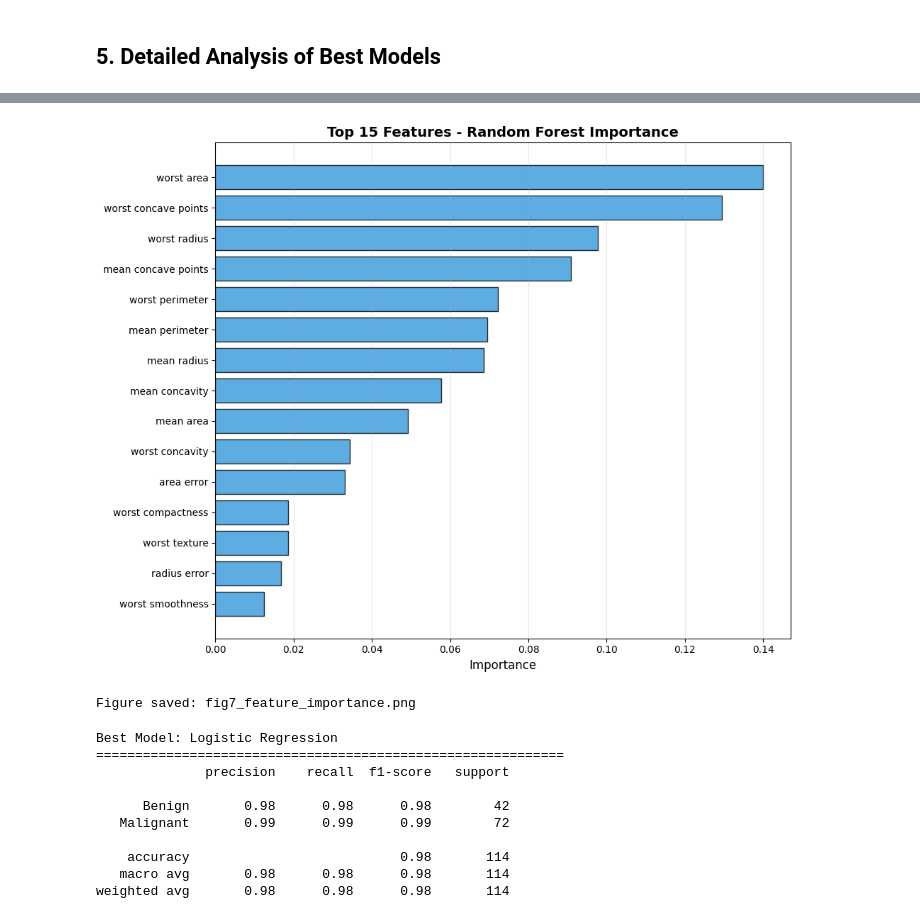
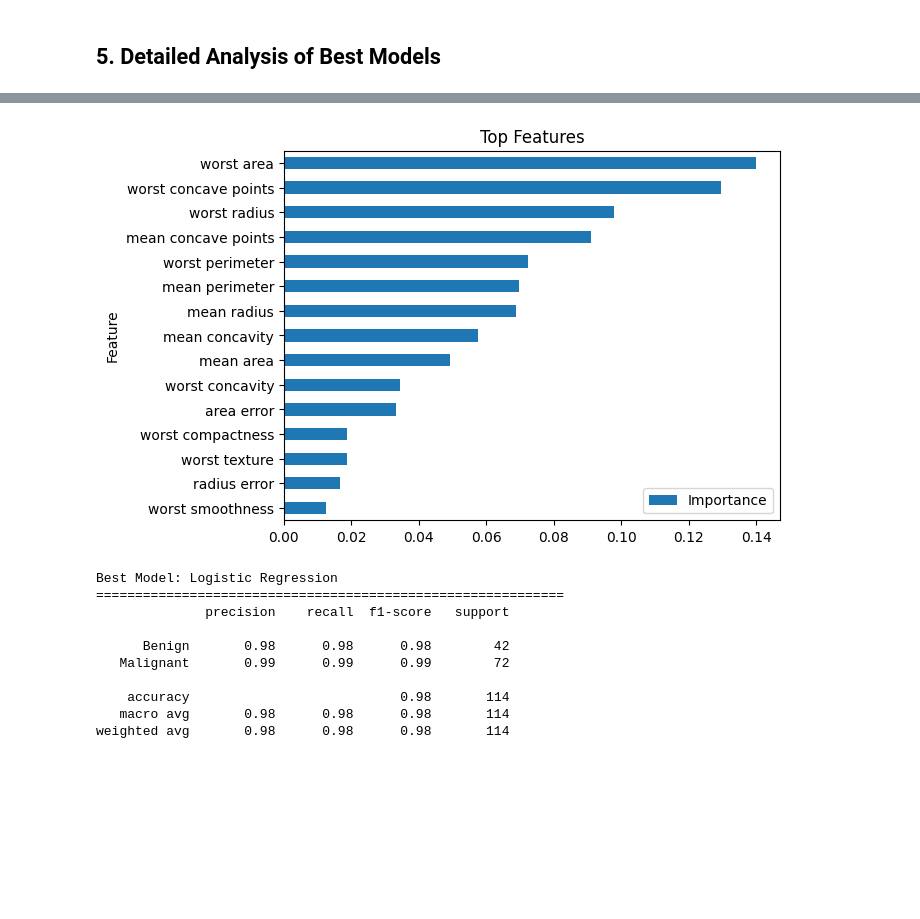
Before and after one commit to Ditty1/cancer-diagnosis-ml-model, a Jupyter notebook: cancer_baseline_model.ipynb, the cells around one changed output, grey strips where cells are left out. Saved outputs shown, nothing was run; the diff lists cells and outputs as text; code cells hidden in the pictures; blank space fills up the shorter version.

```diff
--- a/cancer_baseline_model.ipynb
+++ b/cancer_baseline_model.ipynb
@@ -320,21 +339,19 @@ Figure saved: fig6_confusion_matrices.png
 # %%
 # Feature importance from Random Forest
 rf_model = models['Random Forest']
-feature_importance = pd.DataFrame({
-    'Feature': X.columns, 'Importance': rf_model.feature_importances_
-}).sort_values('Importance', ascending=True).tail(15)
 
-plt.figure(figsize=(10, 8))
-plt.barh(feature_importance['Feature'], feature_importance['Importance'],
-         color='#3498db', edgecolor='black', alpha=0.8)
-plt.xlabel('Importance', fontsize=12)
-plt.title('Top 15 Features - Random Forest Importance', fontsize=14, fontweight='bold')
-plt.grid(axis='x', alpha=0.3)
-plt.tight_layout()
+importance = pd.DataFrame({
+    'Feature': X.columns,
+    'Importance': rf_model.feature_importances_
+})
+
+top15 = importance.sort_values('Importance').tail(15)
+
+top15.plot(kind='barh', x='Feature', y='Importance')
+plt.title("Top Features")
 plt.show()
 # %% [output]
-[figure, old version]
+[figure, new version]
-Figure saved: fig7_feature_importance.png
 # %%
 # Classification report for the best model
 best_model_name = results_df.iloc[0]['Model']
```
Also changed, not shown: parts of 9 cells of this notebook.
